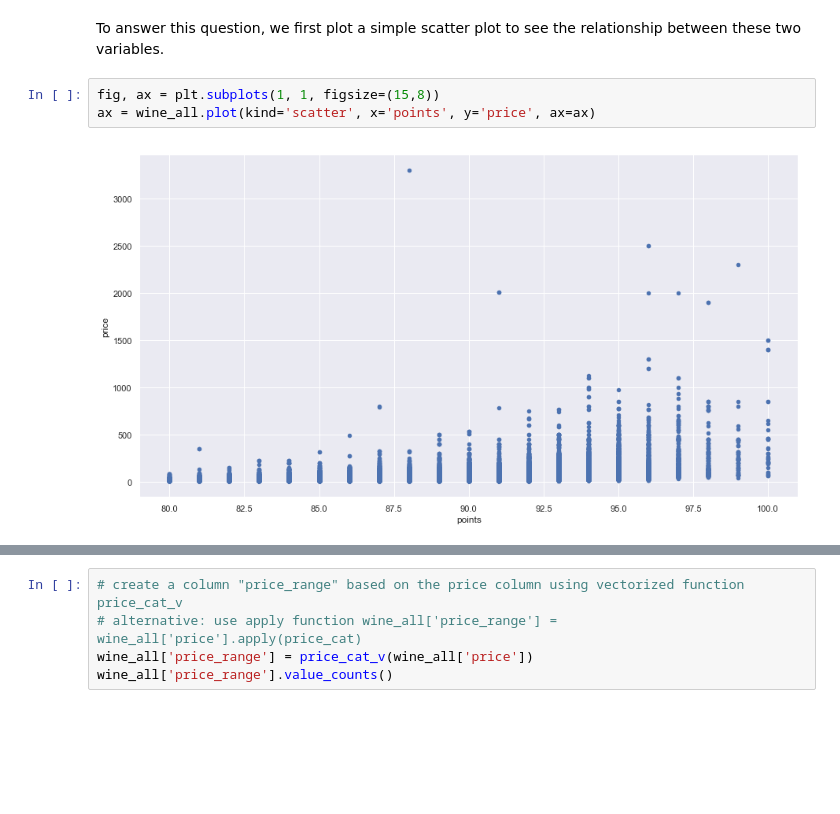
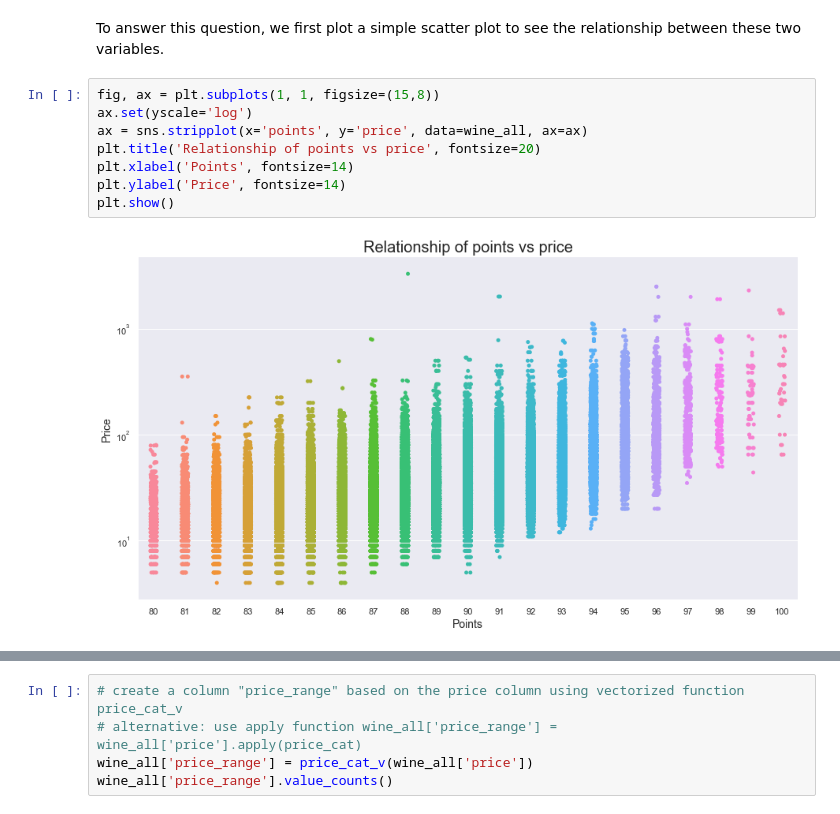
Before and after one commit to george1577/Thinkful_Data_Science, a Jupyter notebook: Drills_and_Assignments/Data_Science_Fundamentals/Unit_4_Career_planning_and_capstone_report/Capstone analytical report.ipynb, the cells around one changed output, grey strips where cells are left out. Cells and saved outputs as stored; diff of their text form; blank space fills up the shorter version.

```diff
--- a/Drills_and_Assignments/Data_Science_Fundamentals/Unit_4_Career_planning_and_capstone_report/Capstone analytical report.ipynb
+++ b/Drills_and_Assignments/Data_Science_Fundamentals/Unit_4_Career_planning_and_capstone_report/Capstone analytical report.ipynb
@@ -112,7 +141,12 @@ We can tell from the graph above, the composition of types of grapes in each sta
 To answer this question, we first plot a simple scatter plot to see the relationship between these two variables.
 # %%
 fig, ax = plt.subplots(1, 1, figsize=(15,8))
-ax = wine_all.plot(kind='scatter', x='points', y='price', ax=ax)
+ax.set(yscale='log')
+ax = sns.stripplot(x='points', y='price', data=wine_all, ax=ax)
+plt.title('Relationship of points vs price', fontsize=20)
+plt.xlabel('Points', fontsize=14)
+plt.ylabel('Price', fontsize=14)
+plt.show()
 # %% [output]
-[figure, old version]
+[figure, new version]
 # %% [markdown]
```
Also changed, not shown: parts of 20 cells of this notebook, 3 other files.
